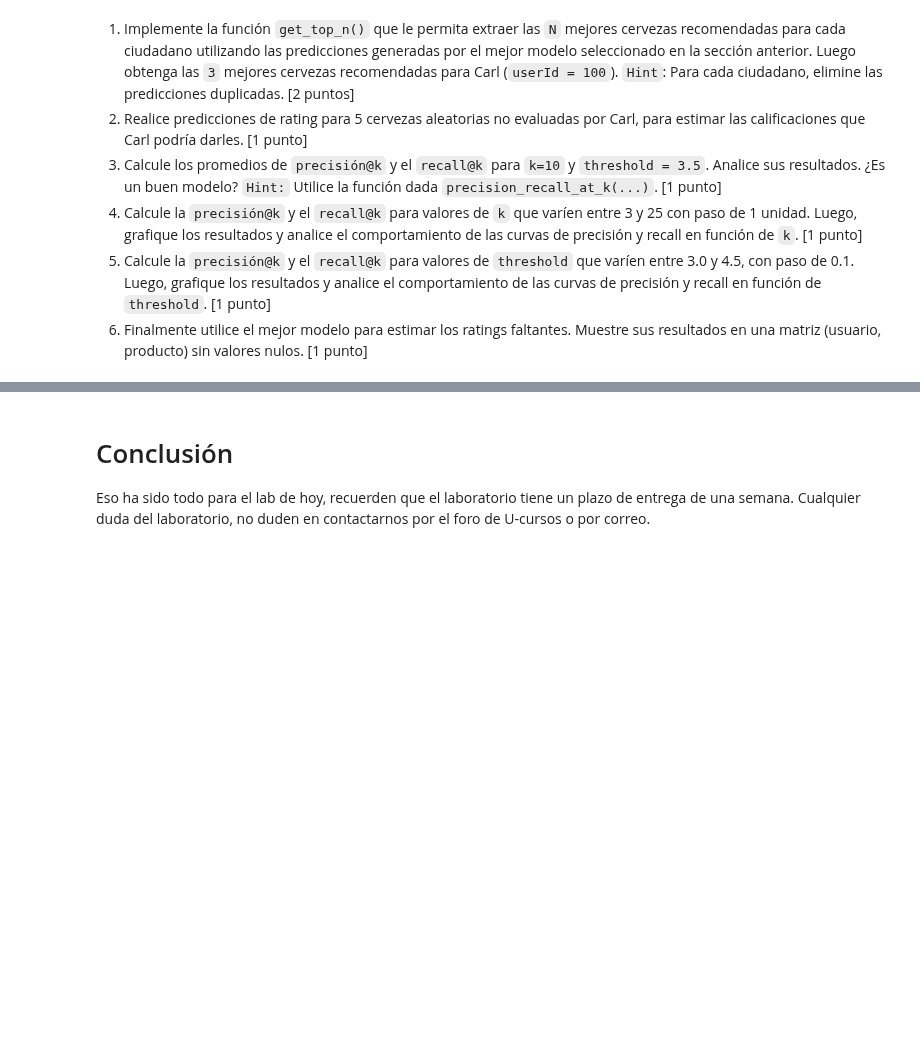
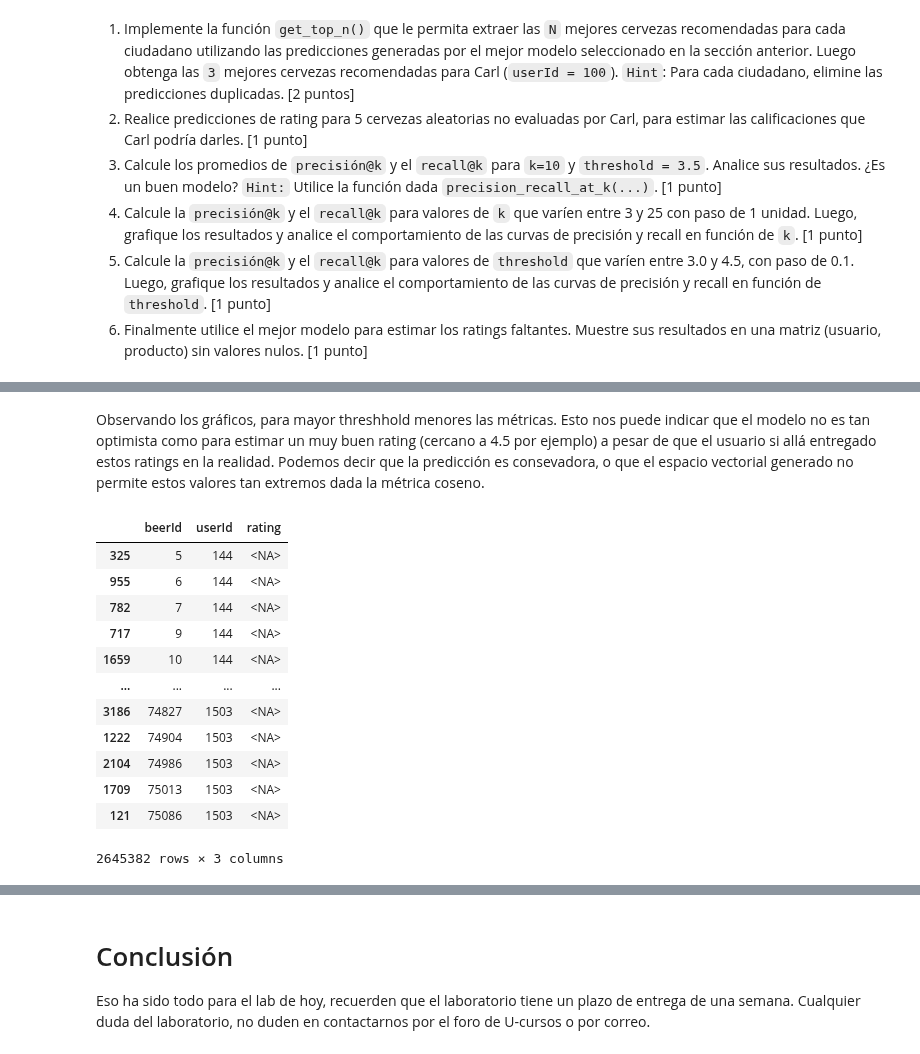
Before and after one commit to carinunez/Labs_MDS, a Jupyter notebook: lab8/Copia_de_Lab8.ipynb, the cells around one changed output, grey strips where cells are left out. Saved outputs shown, nothing was run; the diff lists cells and outputs as text; code cells hidden in the pictures; blank space fills up the shorter version.

```diff
--- a/lab8/Copia_de_Lab8.ipynb
+++ b/lab8/Copia_de_Lab8.ipynb
@@ -620,0 +821,12 @@ get_top_n(predict_SVD, n=3)
+# %%
+beer_df = pd.read_csv('cervezas.csv')
+carl_id = 100
+carl_beers = beer_df.loc[beer_df['userId']==carl_id].drop(columns=['beerName', 'beerStyle']).convert_dtypes()
+carl_beers.drop_duplicates(subset='beerId', inplace=True)
+carl_beers.set_index('beerId', inplace=True)
+carl_beers = carl_beers.reindex(index=beer_df['beerId'].unique())
+# (~carl_beers.isna()).sum()
+carl_beers['userId'] = carl_id
+carl_beers.reset_index(inplace=True)
+carl_beers.sort_values(by='beerId', inplace=True)
+beers = [(uid,iid,r) for iid,uid,r in carl_beers.values]
@@ -644,0 +922,34 @@ def precision_recall_at_k(predictions, k=10, threshold=3.5):
+# %% [markdown]
+Observando los gráficos, para mayor threshhold menores las métricas. Esto nos puede indicar que el modelo no es tan optimista como para estimar un muy buen rating (cercano a 4.5 por ejemplo) a pesar de que el usuario si allá entregado estos ratings en la realidad. Podemos decir que la predicción es consevadora, o que el espacio vectorial generado no permite estos valores tan extremos dada la métrica coseno.
+# %%
+all_beers = pd.DataFrame()
+def item_per_user(uid):
+  carl_beers = beer_df.loc[beer_df['userId']==uid].drop(columns=['beerName', 'beerStyle']).convert_dtypes()
+  carl_beers.drop_duplicates(subset='beerId', inplace=True)
+  carl_beers.set_index('beerId', inplace=True)
+  carl_beers = carl_beers.reindex(index=beer_df['beerId'].unique())
+  # (~carl_beers.isna()).sum()
+  carl_beers['userId'] = uid
+  carl_beers.reset_index(inplace=True)
+  carl_beers.sort_values(by='beerId', inplace=True)
+  return carl_beers
+
+for uid in beer_df['userId'].unique():
+  userdf = item_per_user(uid)
+  all_beers = pd.concat([all_beers, userdf])
+# %%
+all_beers
+# %% [output]
+|  | beerId | userId | rating |
+| 325 | 5 | 144 | <NA> |
+| 955 | 6 | 144 | <NA> |
+| 782 | 7 | 144 | <NA> |
+| 717 | 9 | 144 | <NA> |
+| 1659 | 10 | 144 | <NA> |
+| ... | ... | ... | ... |
+| 3186 | 74827 | 1503 | <NA> |
+| 1222 | 74904 | 1503 | <NA> |
+| 2104 | 74986 | 1503 | <NA> |
+| 1709 | 75013 | 1503 | <NA> |
+| 121 | 75086 | 1503 | <NA> |
+2645382 rows × 3 columns
```
Also changed, not shown: parts of 42 cells of this notebook, 1 other file.
